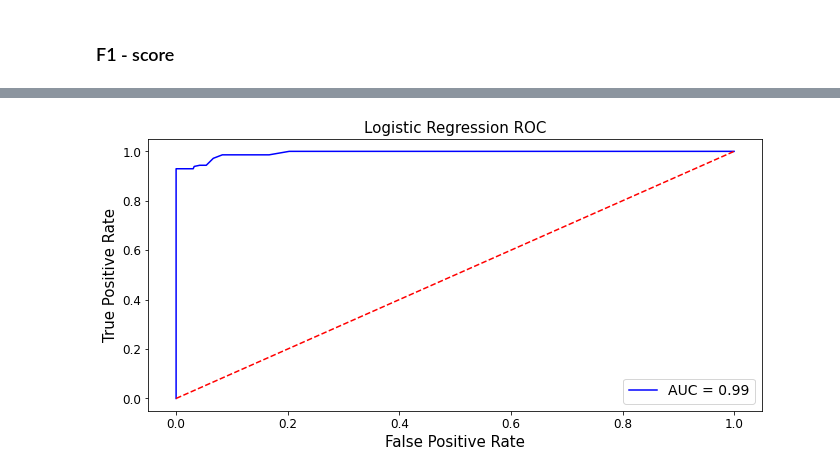
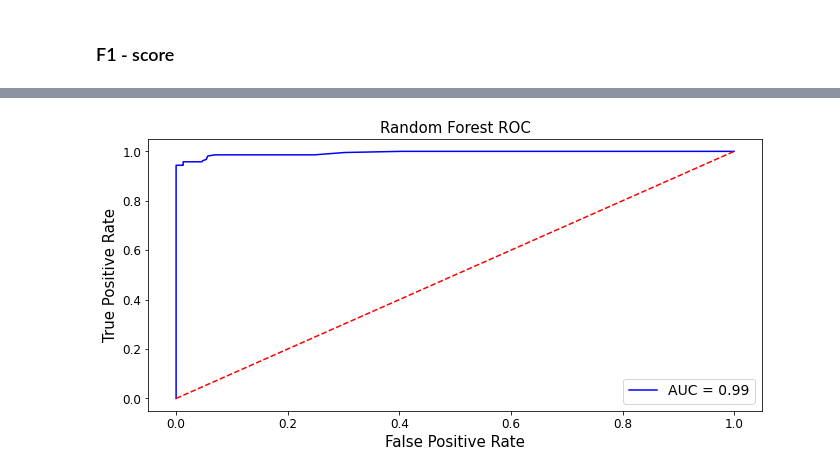
Before and after one commit to KindPixel/Projet-IA, a Jupyter notebook: Random_forest/ProjetIA - Random forest.ipynb, the cells around one changed output, grey strips where cells are left out. Saved outputs shown, nothing was run; the diff lists cells and outputs as text; code cells hidden in the pictures.

```diff
--- a/Random_forest/ProjetIA - Random forest.ipynb
+++ b/Random_forest/ProjetIA - Random forest.ipynb
@@ -542,23 +571,23 @@ plt.show()
 # %%
 from sklearn import metrics
 
 plt.figure(figsize=(11,5))
 
 lrprob = clf.predict_proba(X_test)
 lr_pred = lrprob[:,1]
 fpr, tpr, threshold = metrics.roc_curve(y_test, lr_pred)
 roc_auc = metrics.auc(fpr, tpr)
 
 plt.plot(fpr, tpr, 'b', label = 'AUC = %0.2f' % roc_auc)
 plt.plot([0, 1], [0, 1],'r--')
-plt.title('Logistic Regression ROC', fontsize=15)
+plt.title('Random Forest ROC', fontsize=15)
 plt.ylabel('True Positive Rate', fontsize=15)
 plt.xlabel('False Positive Rate', fontsize=15)
 plt.legend(loc = 'lower right', prop={'size': 14})
 
 plt.show()
 # %% [output]
-[figure, old version]
+[figure, new version]
 # %%
 from sklearn.metrics import precision_recall_curve
 precisions, recalls, thresholds = precision_recall_curve(y_test, y_pred)
```
Also changed, not shown: parts of 34 cells of this notebook, 1 other file.
